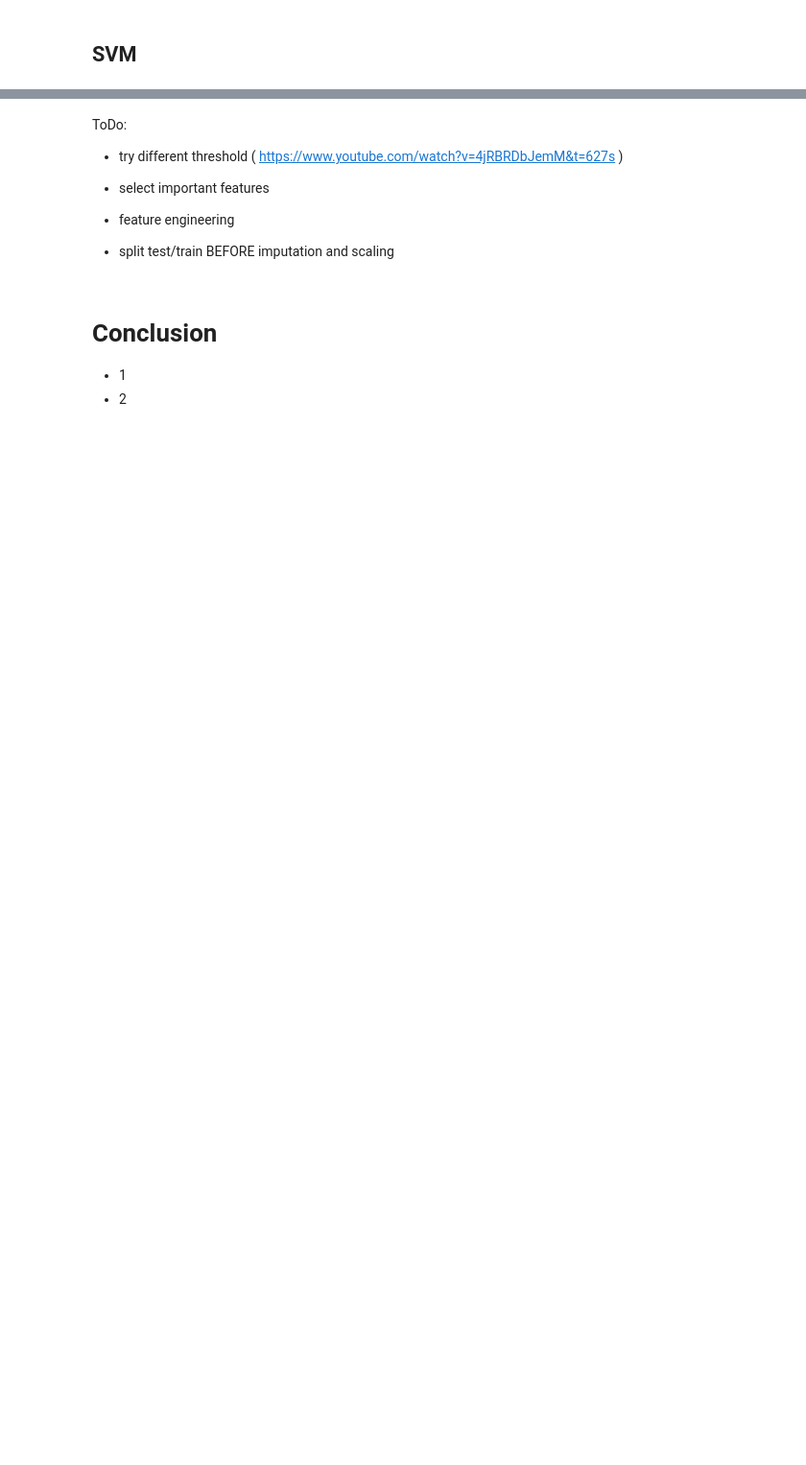
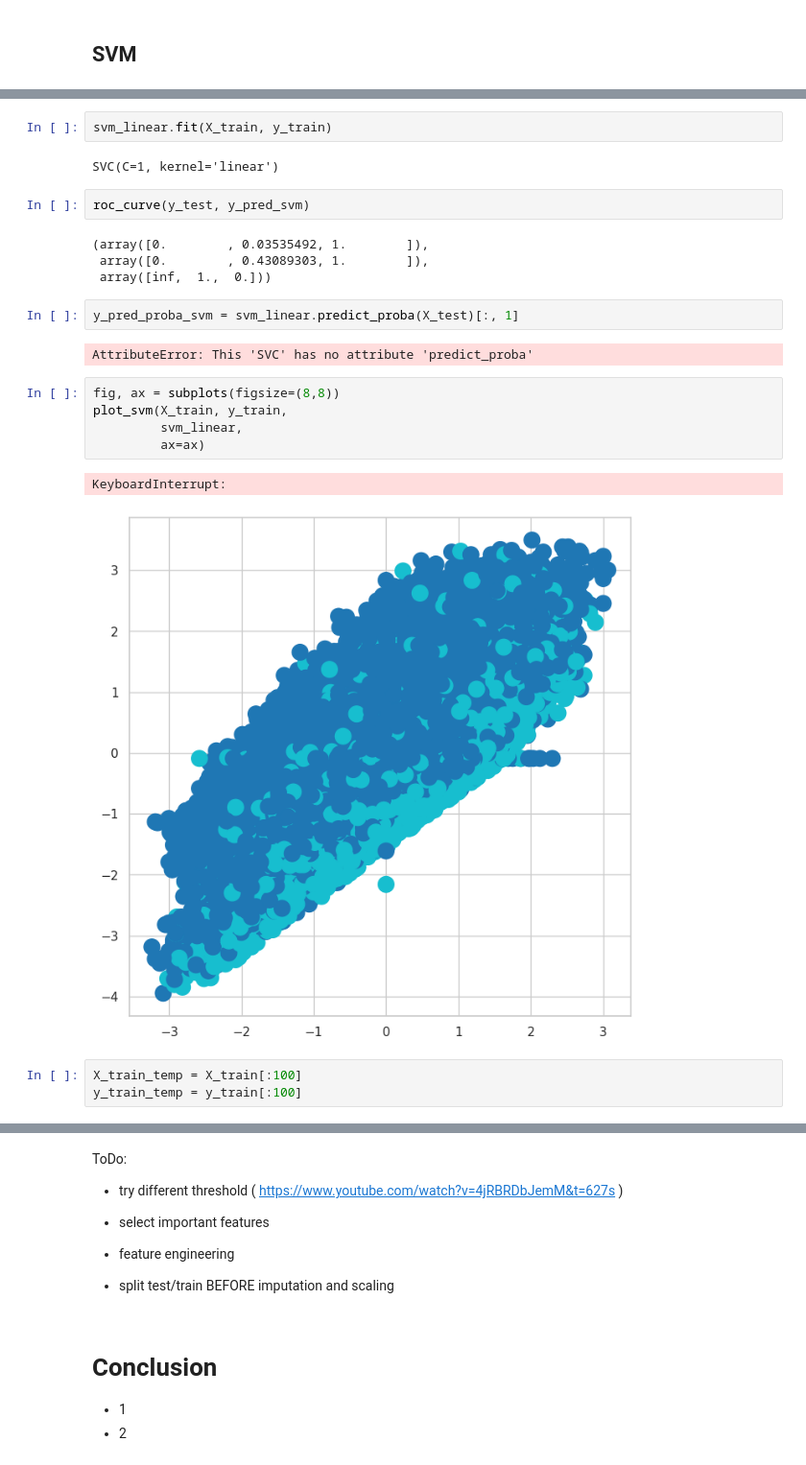
Before and after one commit to karzuan/classification_weather_australia, a Jupyter notebook: 3. modeling.ipynb, the cells around one changed output, grey strips where cells are left out. Shown at 96% size. Drawn from its saved outputs; the diff is of its cells as text; blank space fills up the shorter version.

```diff
--- a/3. modeling.ipynb
+++ b/3. modeling.ipynb
@@ -489,0 +623,25 @@ Text(0.5, 1.0, 'ROC Curve')
+# %%
+svm_linear.fit(X_train, y_train)
+# %% [output]
+SVC(C=1, kernel='linear')
+# %%
+roc_curve(y_test, y_pred_svm)
+# %% [output]
+(array([0.        , 0.03535492, 1.        ]),
+ array([0.        , 0.43089303, 1.        ]),
+ array([inf,  1.,  0.]))
+# %%
+y_pred_proba_svm = svm_linear.predict_proba(X_test)[:, 1]
+# %% [output]
+AttributeError: This 'SVC' has no attribute 'predict_proba'
+# %%
+fig, ax = subplots(figsize=(8,8))
+plot_svm(X_train, y_train,
+         svm_linear,
+         ax=ax)
+# %% [output]
+KeyboardInterrupt:
+[figure, added]
+# %%
+X_train_temp = X_train[:100]
+y_train_temp = y_train[:100]
```
Also changed, not shown: parts of 69 cells of this notebook, 2 other files.
